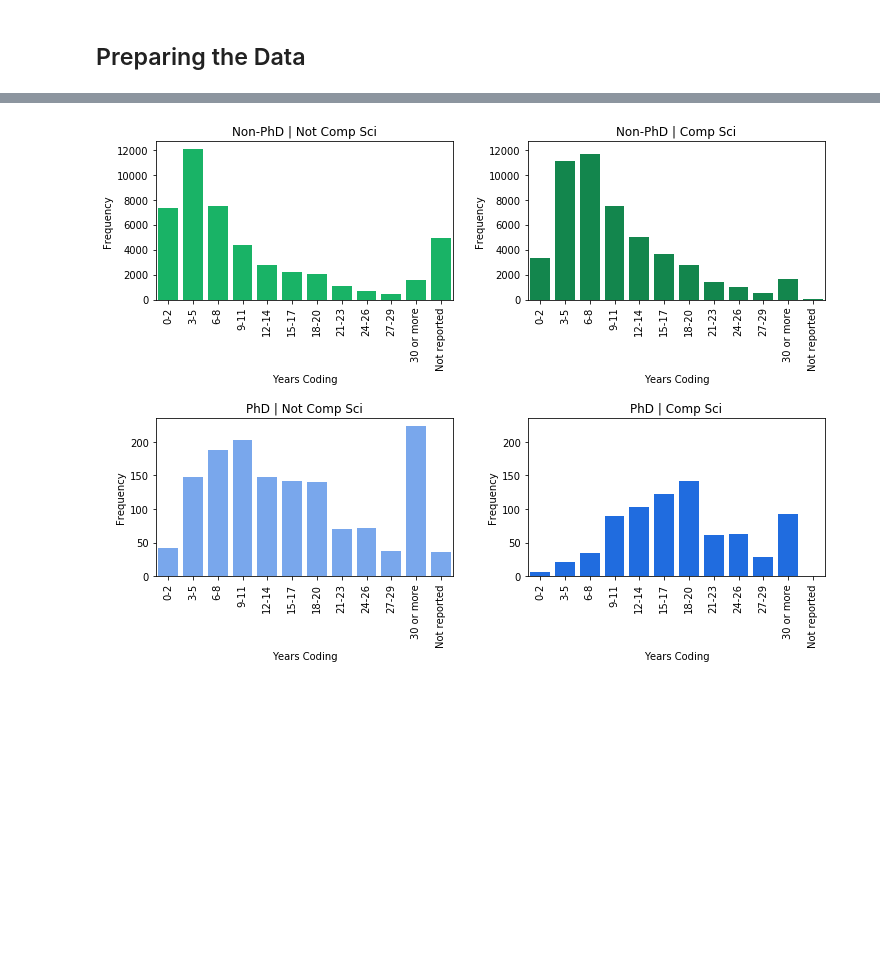
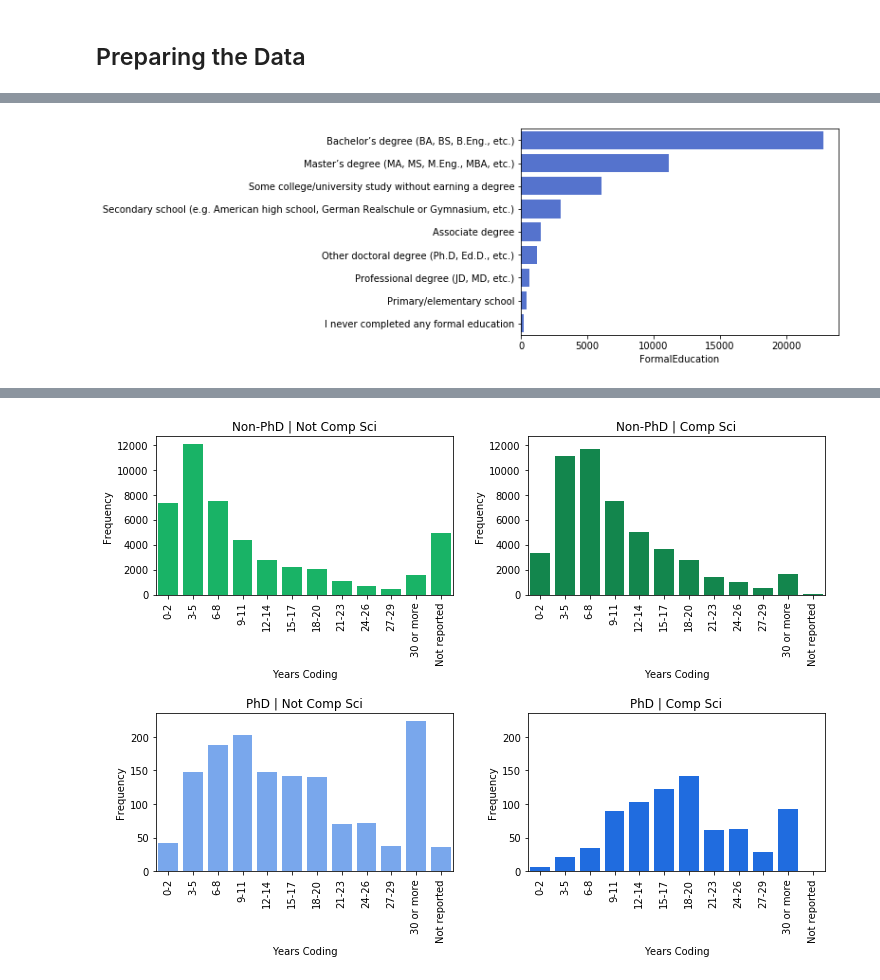
Before and after one commit to joshtice/stackoverflow2018, a Jupyter notebook: joshtice_stackoverflow_analysis.ipynb, the cells around one changed output, grey strips where cells are left out. Saved outputs shown, nothing was run; the diff lists cells and outputs as text; code cells hidden in the pictures; blank space fills up the shorter version.

```diff
--- a/joshtice_stackoverflow_analysis.ipynb
+++ b/joshtice_stackoverflow_analysis.ipynb
@@ -339,0 +462,9 @@ plt.show()
+# %%
+one_hot_countries = pd.get_dummies(df.Country, prefix='Country').head()
+df = pd.concat([df, one_hot_countries], axis=1)
+df = df.drop(columns=['Country'])
+# %%
+sns.barplot(x=df.FormalEducation.value_counts(), y=df.FormalEducation.value_counts().index, color='royalblue')
+plt.show()
+# %% [output]
+[figure, added]
```
Also changed, not shown: parts of 59 cells of this notebook.
